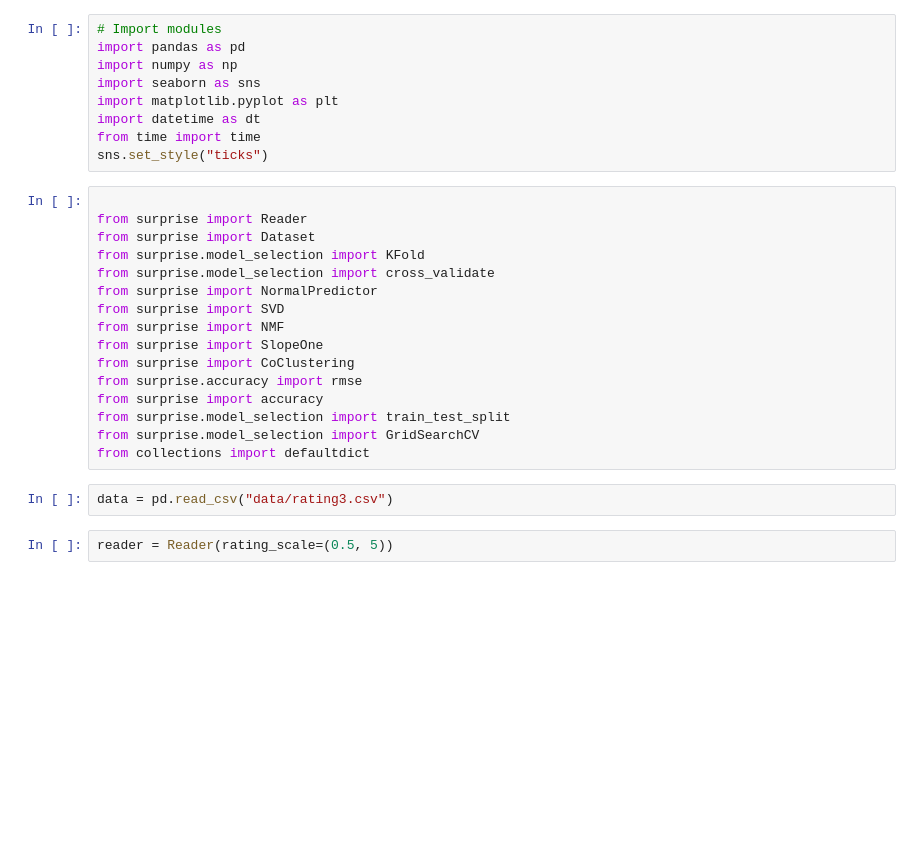
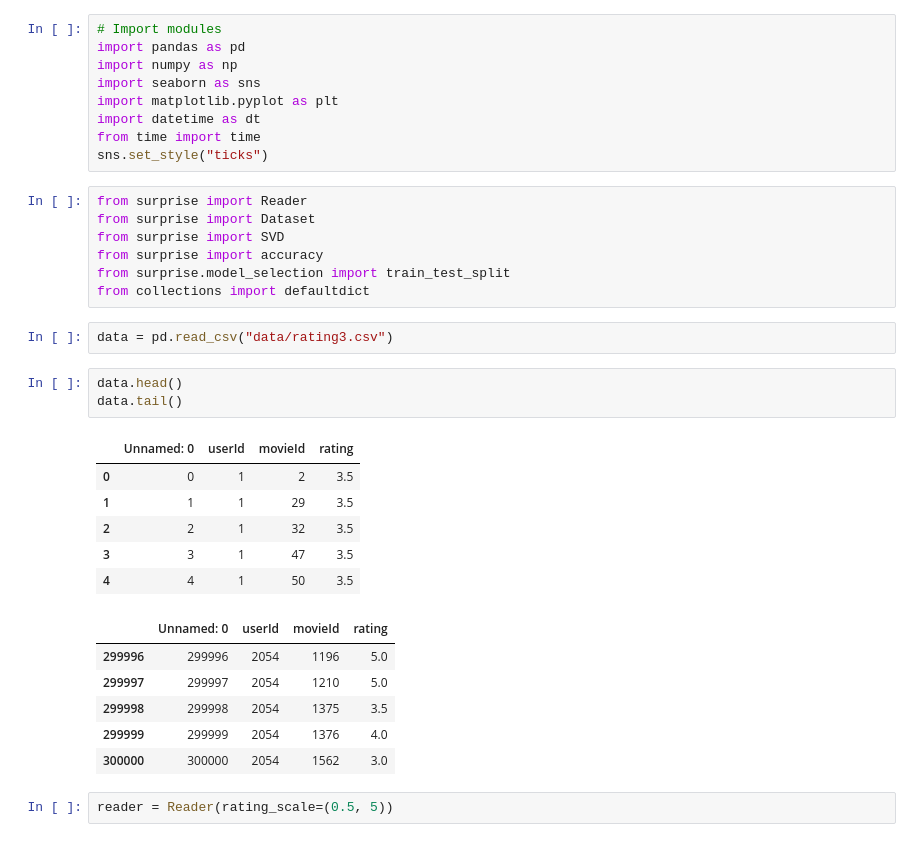
Before and after one commit to sumedhmanwar/Recommendation-System, a Jupyter notebook: NB.ipynb, the cells around one changed output. Saved outputs shown, nothing was run; the diff lists cells and outputs as text; blank space fills up the shorter version.

Commit message:
model

```diff
--- a/NB.ipynb
+++ b/NB.ipynb
@@ -11,23 +11,30 @@ import datetime as dt
 from time import time
 sns.set_style("ticks")
 # %%
-
 from surprise import Reader
 from surprise import Dataset
-from surprise.model_selection import KFold
-from surprise.model_selection import cross_validate
-from surprise import NormalPredictor
 from surprise import SVD
-from surprise import NMF
-from surprise import SlopeOne
-from surprise import CoClustering
-from surprise.accuracy import rmse
 from surprise import accuracy
 from surprise.model_selection import train_test_split
-from surprise.model_selection import GridSearchCV
 from collections import defaultdict
 # %%
 data = pd.read_csv("data/rating3.csv")
+# %%
+data.head()
+data.tail()
+# %% [output]
+|  | Unnamed: 0 | userId | movieId | rating |
+| 0 | 0 | 1 | 2 | 3.5 |
+| 1 | 1 | 1 | 29 | 3.5 |
+| 2 | 2 | 1 | 32 | 3.5 |
+| 3 | 3 | 1 | 47 | 3.5 |
+| 4 | 4 | 1 | 50 | 3.5 |
+|  | Unnamed: 0 | userId | movieId | rating |
+| 299996 | 299996 | 2054 | 1196 | 5.0 |
+| 299997 | 299997 | 2054 | 1210 | 5.0 |
+| 299998 | 299998 | 2054 | 1375 | 3.5 |
+| 299999 | 299999 | 2054 | 1376 | 4.0 |
+| 300000 | 300000 | 2054 | 1562 | 3.0 |
 # %%
 reader = Reader(rating_scale=(0.5, 5))
 # %%
```
Also changed, not shown: parts of 3 cells of this notebook.
